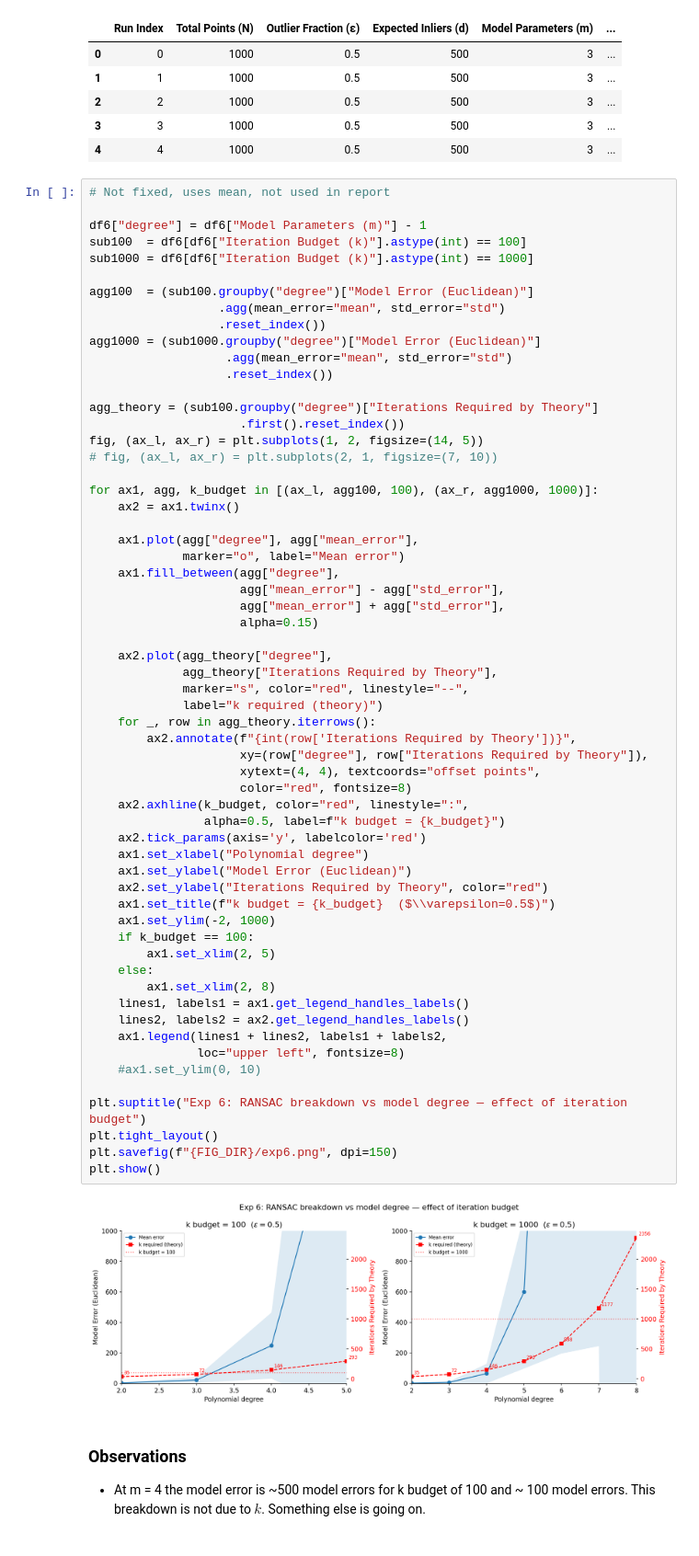
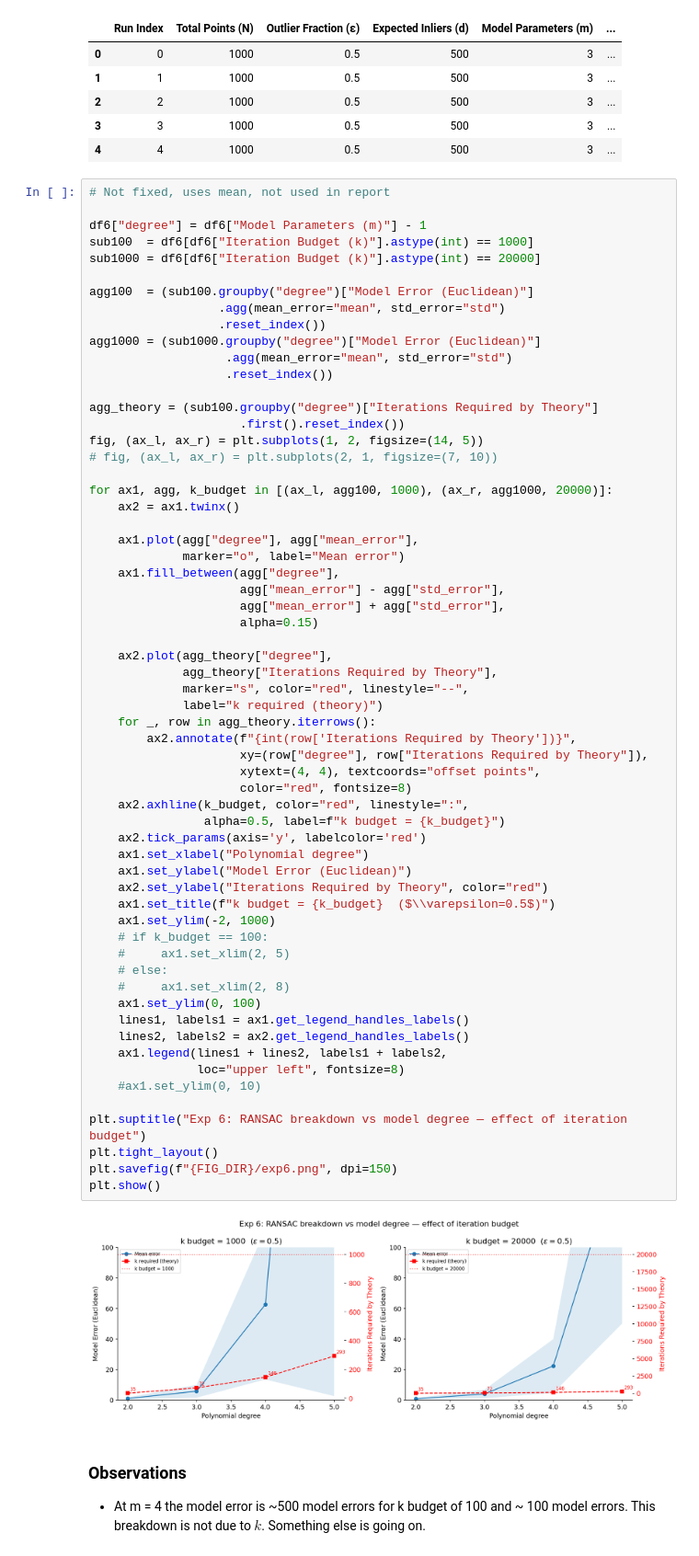
Before and after one commit to arshsinghphd/RANSAC-analysis, a Jupyter notebook: empirical_analysis/ransac_notebook.ipynb, the cells around one changed output. Shown at 92% size. Drawn from its saved outputs; the diff is of its cells as text.

Commit message:
redo all experiments and figures

```diff
--- a/empirical_analysis/ransac_notebook.ipynb
+++ b/empirical_analysis/ransac_notebook.ipynb
@@ -385,8 +385,8 @@ df6.head()
 # Not fixed, uses mean, not used in report
 
 df6["degree"] = df6["Model Parameters (m)"] - 1
-sub100  = df6[df6["Iteration Budget (k)"].astype(int) == 100]
-sub1000 = df6[df6["Iteration Budget (k)"].astype(int) == 1000]
+sub100  = df6[df6["Iteration Budget (k)"].astype(int) == 1000]
+sub1000 = df6[df6["Iteration Budget (k)"].astype(int) == 20000]
 
 agg100  = (sub100.groupby("degree")["Model Error (Euclidean)"]
                   .agg(mean_error="mean", std_error="std")
@@ -400,7 +400,7 @@ agg_theory = (sub100.groupby("degree")["Iterations Required by Theory"]
 fig, (ax_l, ax_r) = plt.subplots(1, 2, figsize=(14, 5))
 # fig, (ax_l, ax_r) = plt.subplots(2, 1, figsize=(7, 10))
 
-for ax1, agg, k_budget in [(ax_l, agg100, 100), (ax_r, agg1000, 1000)]:
+for ax1, agg, k_budget in [(ax_l, agg100, 1000), (ax_r, agg1000, 20000)]:
     ax2 = ax1.twinx()
 
     ax1.plot(agg["degree"], agg["mean_error"],
@@ -411,38 +411,39 @@ for ax1, agg, k_budget in [(ax_l, agg100, 100), (ax_r, agg1000, 1000)]:
                      alpha=0.15)
 
     ax2.plot(agg_theory["degree"],
              agg_theory["Iterations Required by Theory"],
              marker="s", color="red", linestyle="--",
              label="k required (theory)")
     for _, row in agg_theory.iterrows():
         ax2.annotate(f"{int(row['Iterations Required by Theory'])}",
                      xy=(row["degree"], row["Iterations Required by Theory"]),
                      xytext=(4, 4), textcoords="offset points",
                      color="red", fontsize=8)
     ax2.axhline(k_budget, color="red", linestyle=":",
                 alpha=0.5, label=f"k budget = {k_budget}")
     ax2.tick_params(axis='y', labelcolor='red')
     ax1.set_xlabel("Polynomial degree")
     ax1.set_ylabel("Model Error (Euclidean)")
     ax2.set_ylabel("Iterations Required by Theory", color="red")
     ax1.set_title(f"k budget = {k_budget}  ($\\varepsilon=0.5$)")
     ax1.set_ylim(-2, 1000)
-    if k_budget == 100:
-        ax1.set_xlim(2, 5)
-    else:
-        ax1.set_xlim(2, 8)
+    # if k_budget == 100:
+    #     ax1.set_xlim(2, 5)
+    # else:
+    #     ax1.set_xlim(2, 8)
+    ax1.set_ylim(0, 100)
     lines1, labels1 = ax1.get_legend_handles_labels()
     lines2, labels2 = ax2.get_legend_handles_labels()
     ax1.legend(lines1 + lines2, labels1 + labels2,
                loc="upper left", fontsize=8)
     #ax1.set_ylim(0, 10)
 
 plt.suptitle("Exp 6: RANSAC breakdown vs model degree — effect of iteration budget")
 plt.tight_layout()
 plt.savefig(f"{FIG_DIR}/exp6.png", dpi=150)
 plt.show()
 # %% [output]
-[figure, old version]
+[figure, new version]
 # %% [markdown]
 ### Observations
 * At m = 4 the model error is ~500 model errors  for k budget of 100 and ~ 100 model errors. This breakdown is not due to $k$. Something else is going on.
```
Also changed, not shown: parts of 5 cells of this notebook, 18 other files.
